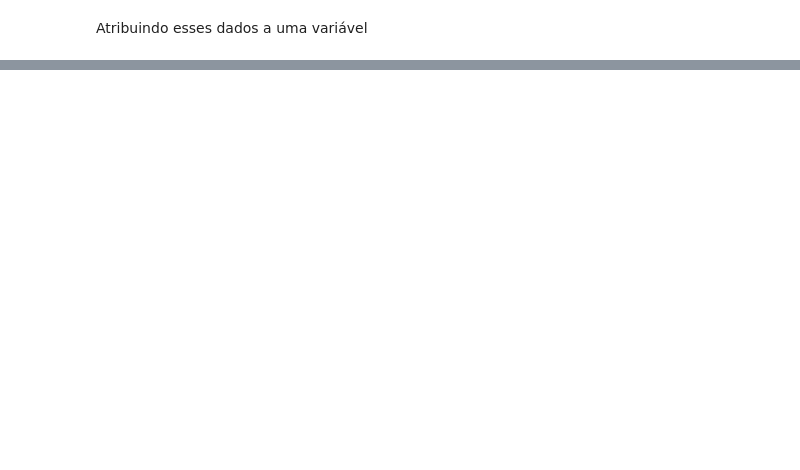
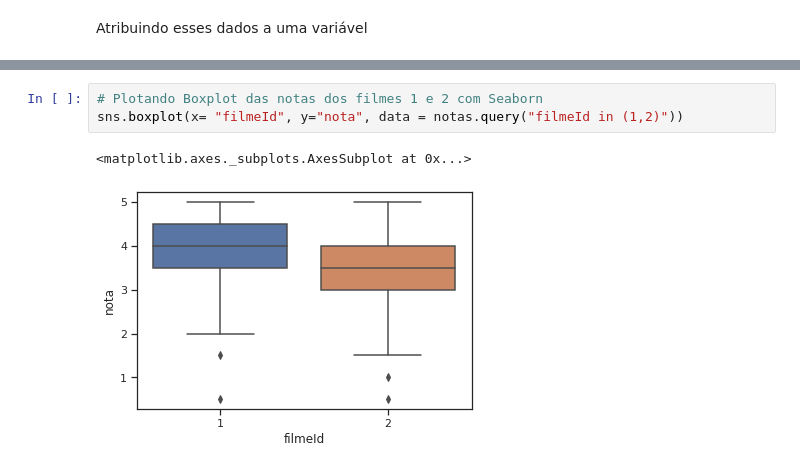
Before and after one commit to marantmir/Formacao_Data_Science, a Jupyter notebook: IntroducaoDataScience.ipynb, the cells around one changed output, grey strips where cells are left out. Saved outputs shown, nothing was run; the diff lists cells and outputs as text; blank space fills up the shorter version.

```diff
--- a/IntroducaoDataScience.ipynb
+++ b/IntroducaoDataScience.ipynb
@@ -660,0 +828,6 @@ sns.catplot(x="original_language", kind="count", data= filmes_sem_lingua_origina
+# %%
+# Plotando Boxplot das notas dos filmes 1 e 2 com Seaborn
+sns.boxplot(x= "filmeId", y="nota", data = notas.query("filmeId in (1,2)"))
+# %% [output]
+<matplotlib.axes._subplots.AxesSubplot at 0x...>
+[figure, added]
```
Also changed, not shown: parts of 54 cells of this notebook.
